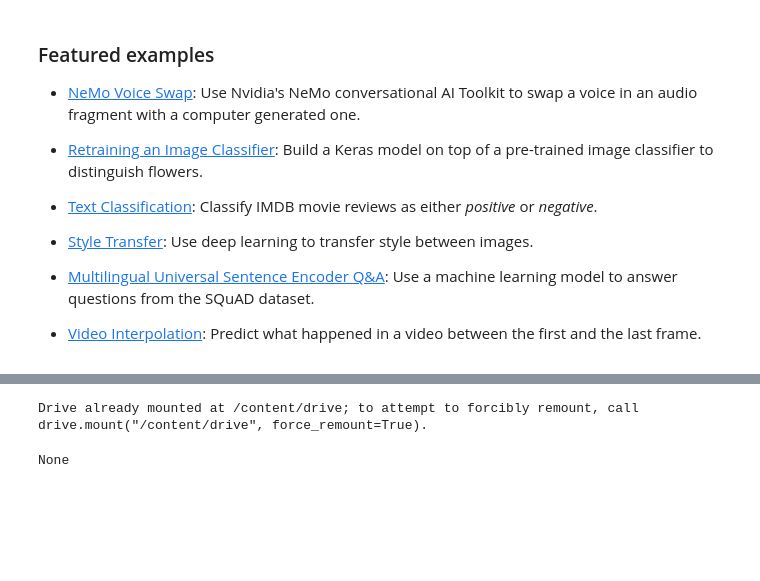
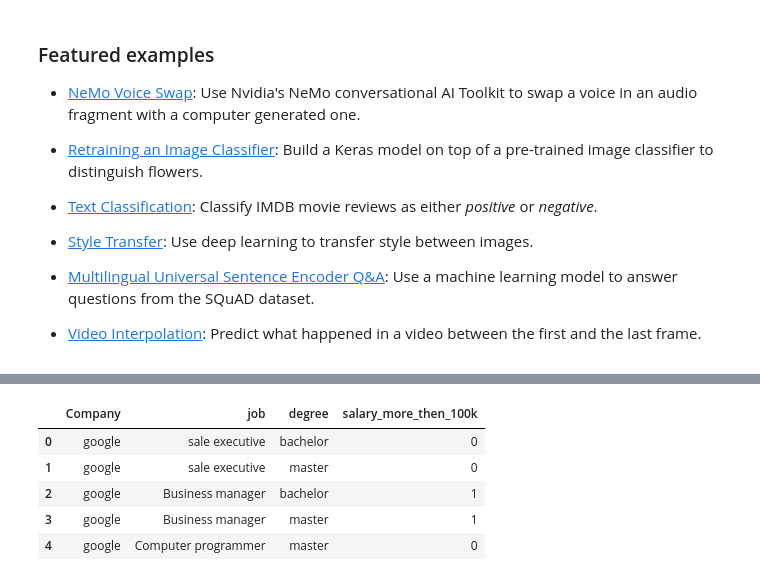
Before and after one commit to AmberShehzadi/Pandas, a Jupyter notebook: Welcome_To_Colaboratory.ipynb, the cells around one changed output, grey strips where cells are left out. Cells and saved outputs as stored; diff of their text form; code cells hidden in the pictures; blank space fills up the shorter version.

```diff
--- a/Welcome_To_Colaboratory.ipynb
+++ b/Welcome_To_Colaboratory.ipynb
@@ -363,14 +153,11 @@ None
-# %%
-from google.colab import drive
-drive.mount('/content/drive')
-# %% [output]
-Drive already mounted at /content/drive; to attempt to forcibly remount, call drive.mount("/content/drive", force_remount=True).
 # %%
 import pandas as pd
-
-df = pd.read_csv('data.csv')
-
-var=df.fillna(130, inplace = True)
-print(var)
+df = pd.read_csv('mera_data.csv')
+df.head()
 # %% [output]
-None
+|  | Company | job | degree | salary_more_then_100k |
+| 0 | google | sale executive | bachelor | 0 |
+| 1 | google | sale executive | master | 0 |
+| 2 | google | Business manager | bachelor | 1 |
+| 3 | google | Business manager | master | 1 |
+| 4 | google | Computer programmer | master | 0 |
```
Also changed, not shown: parts of 18 cells of this notebook.
